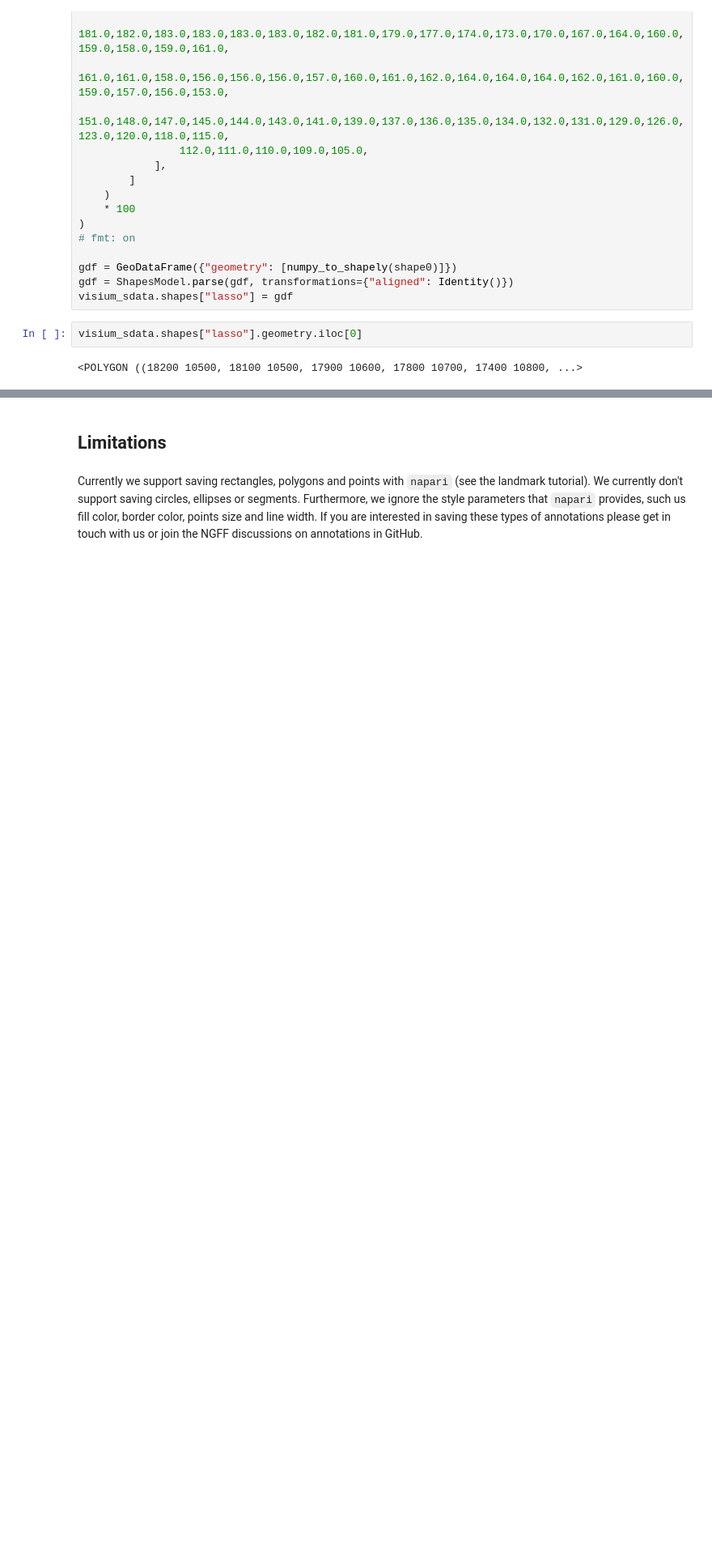
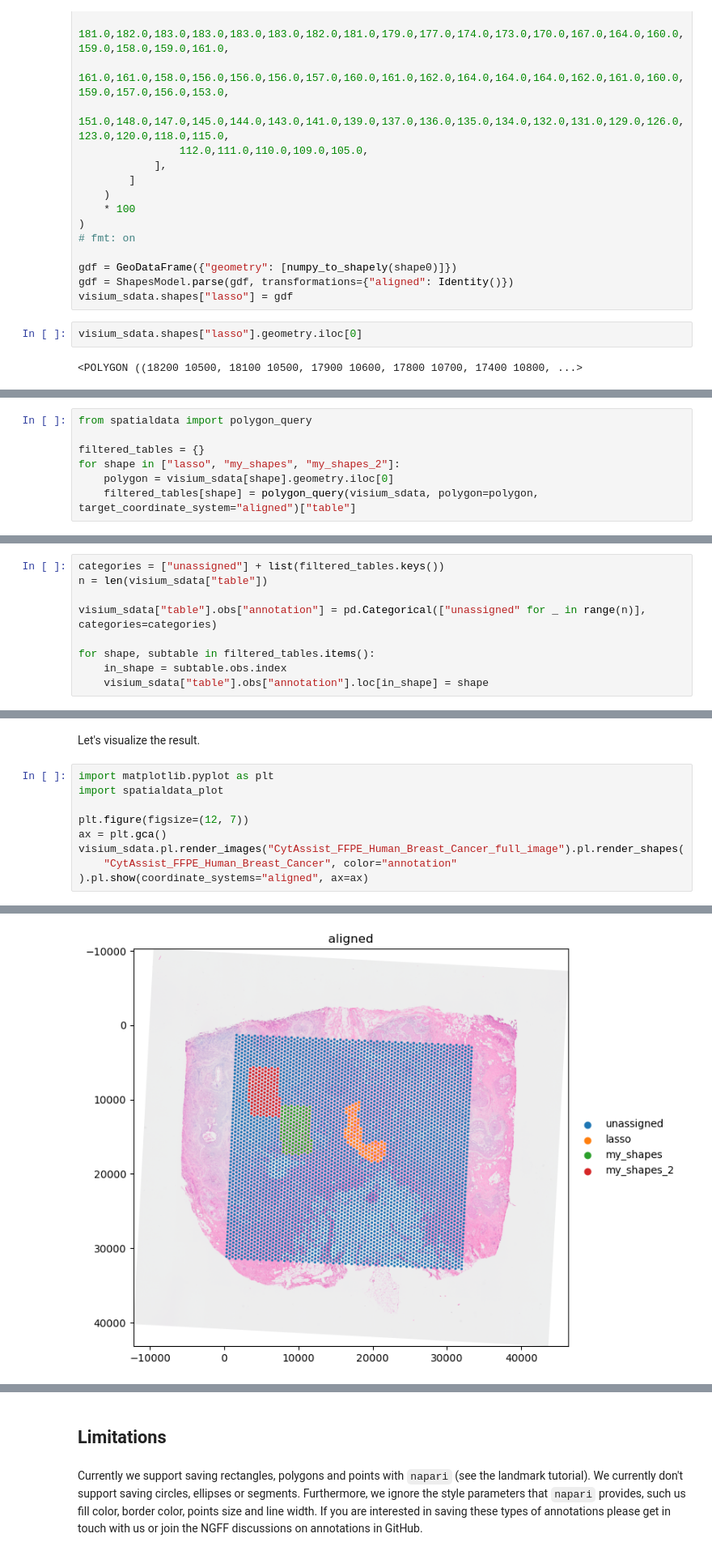
Before and after one commit to scverse/spatialdata-notebooks, a Jupyter notebook: notebooks/examples/napari_rois.ipynb, the cells around one changed output, grey strips where cells are left out. Shown at 81% size. Cells and saved outputs as stored; diff of their text form; blank space fills up the shorter version.

```diff
--- a/notebooks/examples/napari_rois.ipynb
+++ b/notebooks/examples/napari_rois.ipynb
@@ -206,0 +221,7 @@ visium_sdata.shapes["lasso"].geometry.iloc[0]
+# %%
+from spatialdata import polygon_query
+
+filtered_tables = {}
+for shape in ["lasso", "my_shapes", "my_shapes_2"]:
+    polygon = visium_sdata[shape].geometry.iloc[0]
+    filtered_tables[shape] = polygon_query(visium_sdata, polygon=polygon, target_coordinate_system="aligned")["table"]
@@ -206,0 +251,9 @@ visium_sdata.shapes["lasso"].geometry.iloc[0]
+# %%
+categories = ["unassigned"] + list(filtered_tables.keys())
+n = len(visium_sdata["table"])
+
+visium_sdata["table"].obs["annotation"] = pd.Categorical(["unassigned" for _ in range(n)], categories=categories)
+
+for shape, subtable in filtered_tables.items():
+    in_shape = subtable.obs.index
+    visium_sdata["table"].obs["annotation"].loc[in_shape] = shape
@@ -206,0 +269,12 @@ visium_sdata.shapes["lasso"].geometry.iloc[0]
+# %% [markdown]
+Let's visualize the result.
+# %%
+import matplotlib.pyplot as plt
+import spatialdata_plot
+
+plt.figure(figsize=(12, 7))
+ax = plt.gca()
+visium_sdata.pl.render_images("CytAssist_FFPE_Human_Breast_Cancer_full_image").pl.render_shapes(
+    "CytAssist_FFPE_Human_Breast_Cancer", color="annotation"
+).pl.show(coordinate_systems="aligned", ax=ax)
+# %% [output]
@@ -206,0 +282 @@ visium_sdata.shapes["lasso"].geometry.iloc[0]
+[figure, added]
```
Also changed, not shown: parts of 28 cells of this notebook.
